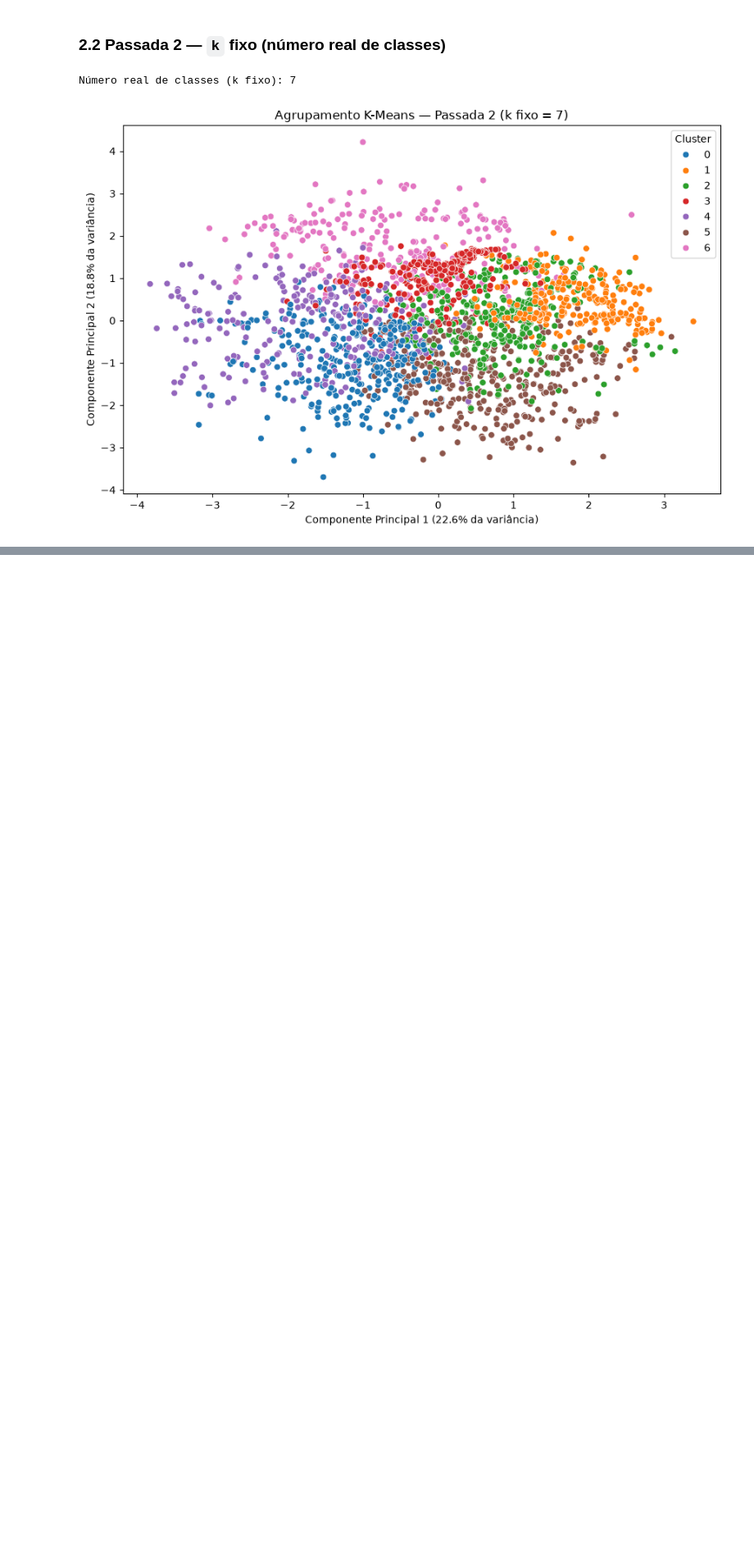
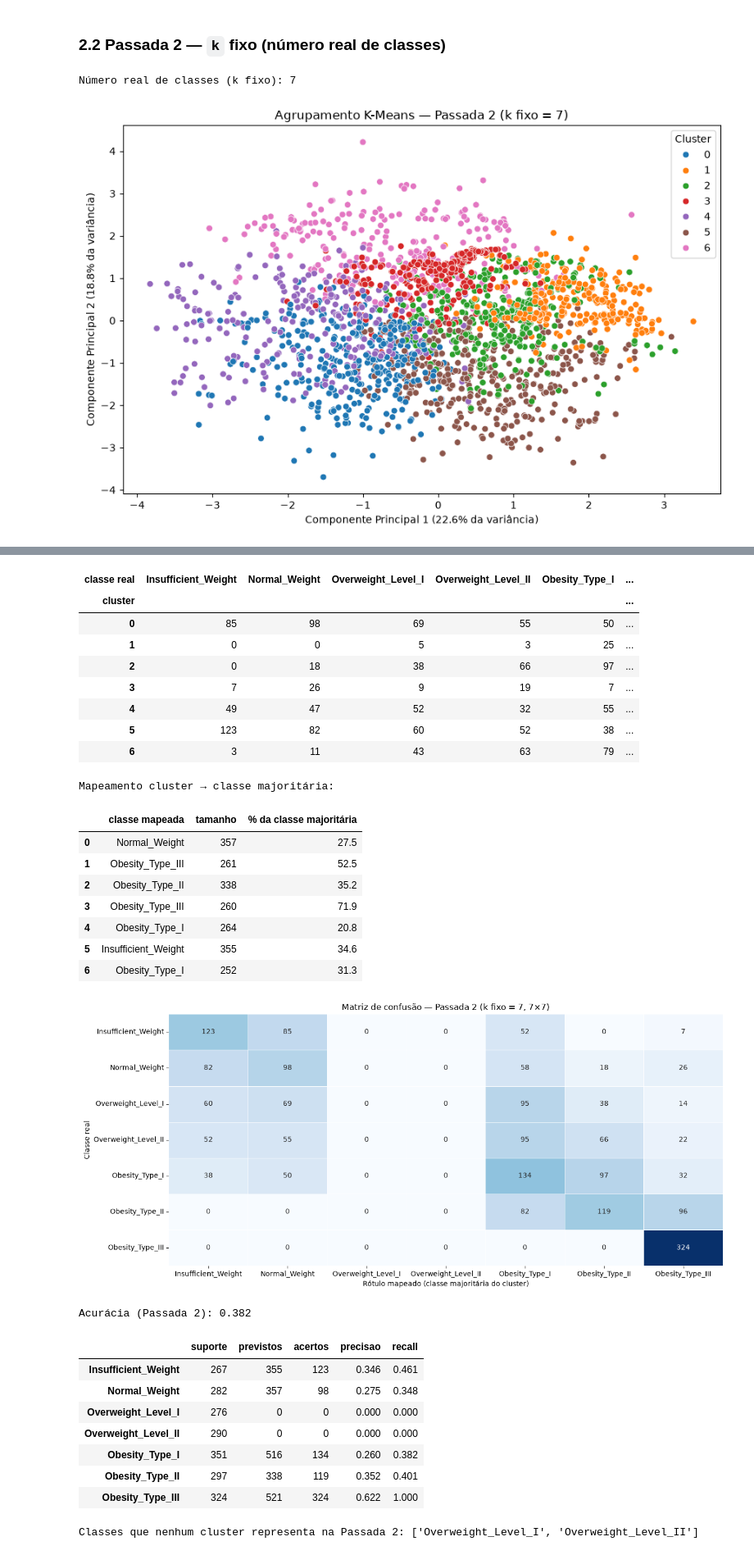
Before and after one commit to GalileuCMMoares/trabalho_AVD, a Jupyter notebook: notebooks/parte_comum/kmeans_metricas.ipynb, the cells around one changed output, grey strips where cells are left out. Shown at 82% size. Cells and saved outputs as stored; diff of their text form; code cells hidden in the pictures; blank space fills up the shorter version.

```diff
--- a/notebooks/parte_comum/kmeans_metricas.ipynb
+++ b/notebooks/parte_comum/kmeans_metricas.ipynb
@@ -149,0 +271,27 @@ Número real de classes (k fixo): 7
+# %%
+# [IA] Claude Code – mapeamento, matriz de confusão quadrada e métricas da Passada 2
+comp_fixo = composicao_clusters(clusters_fixo, y_real)
+mapa_fixo = mapear_clusters(comp_fixo)
+y_map_fixo = pd.Series(clusters_fixo).map(mapa_fixo)
+
+print("Composição dos clusters (cluster × classe real):")
+display(comp_fixo)
+print("Mapeamento cluster → classe majoritária:")
+display(pd.DataFrame({
+    "classe mapeada": mapa_fixo,
+    "tamanho": comp_fixo.sum(axis=1),
+    "% da classe majoritária": (comp_fixo.max(axis=1) / comp_fixo.sum(axis=1) * 100).round(1),
+}))
+
+mc_fixo = matriz_confusao(y_real, y_map_fixo, ordem_classes)   # 7 × 7
+mc_fixo.to_csv(out_dir / "matriz_confusao_fixo.csv")
+plotar_matriz(mc_fixo, f"Matriz de confusão — Passada 2 (k fixo = {k_fixo}, 7×7)", "matriz_confusao_fixo.png")
+
+acc_fixo, met_fixo = metricas_da_matriz(mc_fixo)
+met_fixo.to_csv(out_dir / "metricas_fixo.csv")
+print(f"Acurácia (Passada 2): {acc_fixo:.3f}")
+display(met_fixo.style.format({"precisao": "{:.3f}", "recall": "{:.3f}"}))
+
+classes_sem_cluster = [c for c in ordem_classes if c not in set(mapa_fixo.values())]
+print("Classes que nenhum cluster representa na Passada 2:", classes_sem_cluster)
+# %% [output]
@@ -149,0 +299,29 @@ Número real de classes (k fixo): 7
+| classe real | Insufficient_Weight | Normal_Weight | Overweight_Level_I | Overweight_Level_II | Obesity_Type_I | ... |
+| cluster |  |  |  |  |  | ... |
+| 0 | 85 | 98 | 69 | 55 | 50 | ... |
+| 1 | 0 | 0 | 5 | 3 | 25 | ... |
+| 2 | 0 | 18 | 38 | 66 | 97 | ... |
+| 3 | 7 | 26 | 9 | 19 | 7 | ... |
+| 4 | 49 | 47 | 52 | 32 | 55 | ... |
+| 5 | 123 | 82 | 60 | 52 | 38 | ... |
+| 6 | 3 | 11 | 43 | 63 | 79 | ... |
+Mapeamento cluster → classe majoritária:
+|  | classe mapeada | tamanho | % da classe majoritária |
+| 0 | Normal_Weight | 357 | 27.5 |
+| 1 | Obesity_Type_III | 261 | 52.5 |
+| 2 | Obesity_Type_II | 338 | 35.2 |
+| 3 | Obesity_Type_III | 260 | 71.9 |
+| 4 | Obesity_Type_I | 264 | 20.8 |
+| 5 | Insufficient_Weight | 355 | 34.6 |
+| 6 | Obesity_Type_I | 252 | 31.3 |
+[figure, added]
+Acurácia (Passada 2): 0.382
+|  | suporte | previstos | acertos | precisao | recall |
+| Insufficient_Weight | 267 | 355 | 123 | 0.346 | 0.461 |
+| Normal_Weight | 282 | 357 | 98 | 0.275 | 0.348 |
+| Overweight_Level_I | 276 | 0 | 0 | 0.000 | 0.000 |
+| Overweight_Level_II | 290 | 0 | 0 | 0.000 | 0.000 |
+| Obesity_Type_I | 351 | 516 | 134 | 0.260 | 0.382 |
+| Obesity_Type_II | 297 | 338 | 119 | 0.352 | 0.401 |
+| Obesity_Type_III | 324 | 521 | 324 | 0.622 | 1.000 |
+Classes que nenhum cluster representa na Passada 2: ['Overweight_Level_I', 'Overweight_Level_II']
```
Also changed, not shown: parts of 10 cells of this notebook, 1 other file.
